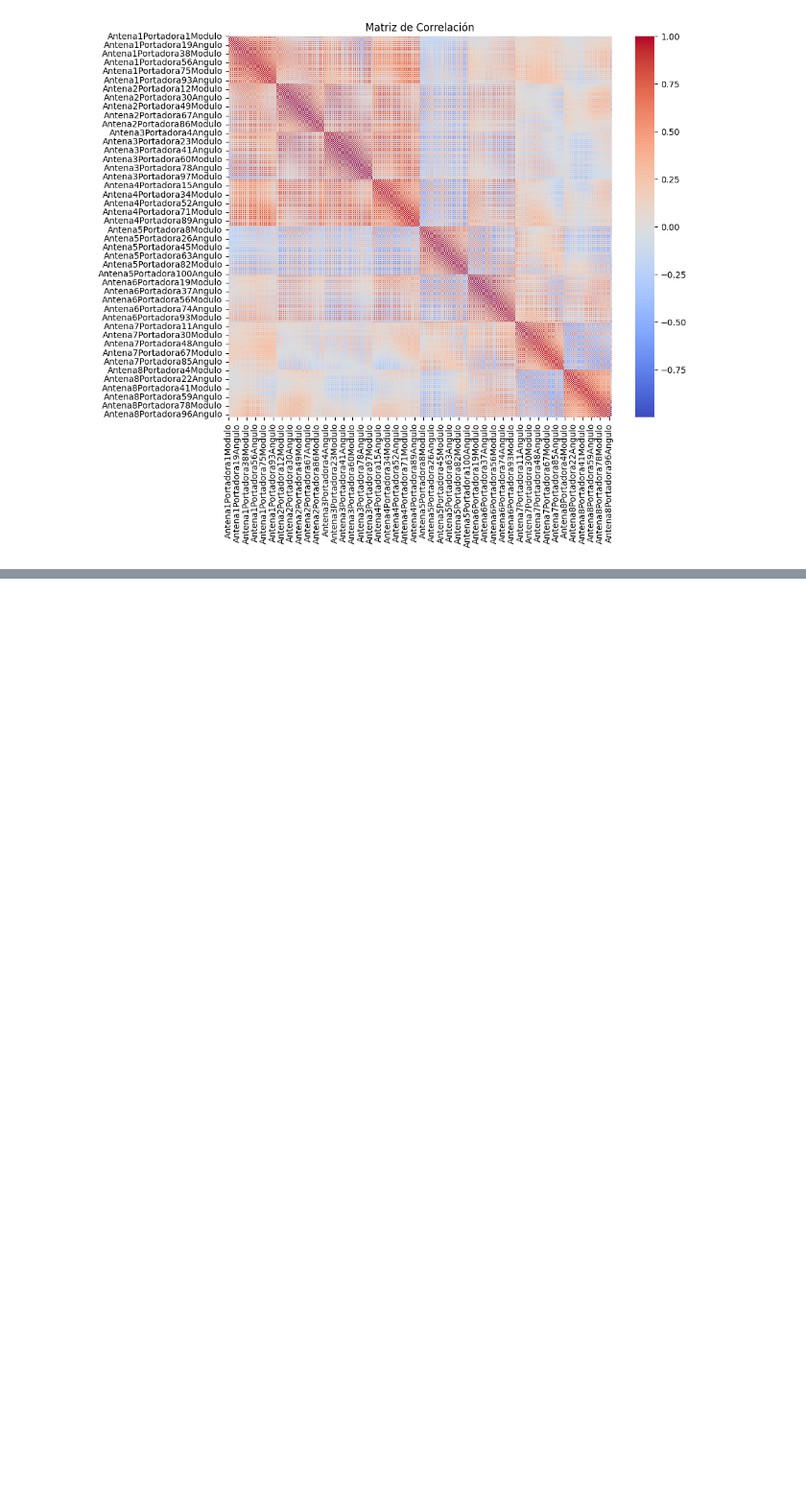
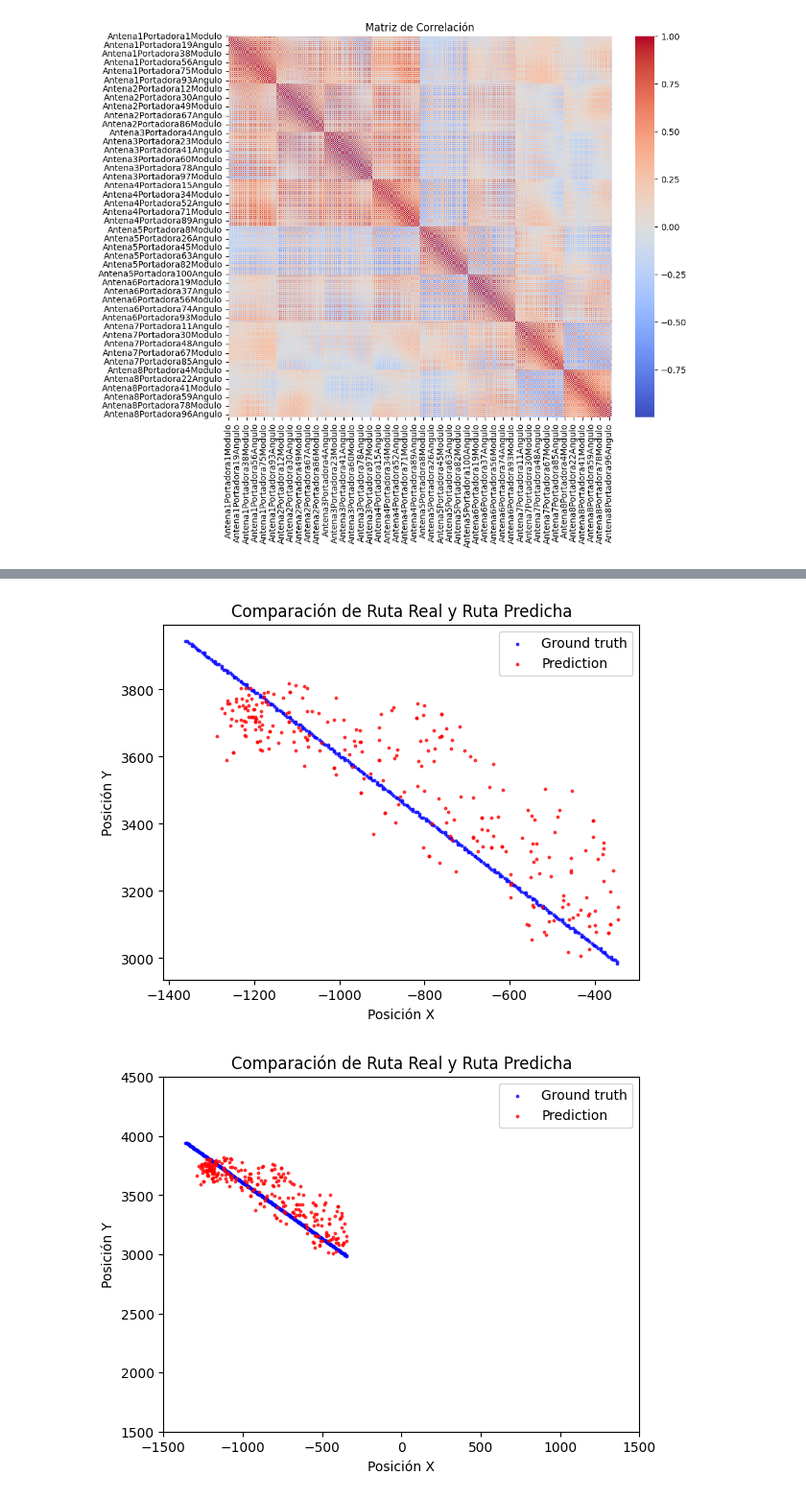
Before and after one commit to Javierbj02/TFG, a Jupyter notebook: Test Cases/analysis.ipynb, the cells around one changed output, grey strips where cells are left out. Shown at 96% size. Drawn from its saved outputs; the diff is of its cells as text; code cells hidden in the pictures; blank space fills up the shorter version.

```diff
--- a/Test Cases/analysis.ipynb
+++ b/Test Cases/analysis.ipynb
@@ -111,0 +131,33 @@ plt.show()
+# %%
+import matplotlib.pyplot as plt
+import pandas as pd
+import numpy as np
+
+df_positions = pd.read_csv('C:/Users/javi2/Desktop/TFG - Webots/TFG/Test Cases/Results/No ruido/predicciones_ULA8.csv')
+
+plt.figure()
+plt.scatter(df_positions["RoundedX"], df_positions["RoundedY"], label='Ground truth', s=3, alpha=0.7, c = 'blue')
+plt.scatter(df_positions["PredictedX"], df_positions["PredictedY"], label='Prediction', s=3, alpha=0.7, c = 'red')
+plt.xlabel('Posición X')
+plt.ylabel('Posición Y')
+plt.title('Comparación de Ruta Real y Ruta Predicha')
+plt.legend()
+# plt.xlim(-1500, 1500)
+# plt.ylim(1500, 4500)
+plt.grid(False)
+plt.show()
+
+plt.figure()
+plt.scatter(df_positions["RoundedX"], df_positions["RoundedY"], label='Ground truth', s=3, alpha=0.7, c = 'blue')
+plt.scatter(df_positions["PredictedX"], df_positions["PredictedY"], label='Prediction', s=3, alpha=0.7, c = 'red')
+plt.xlabel('Posición X')
+plt.ylabel('Posición Y')
+plt.title('Comparación de Ruta Real y Ruta Predicha')
+plt.legend()
+plt.xlim(-1500, 1500)
+plt.ylim(1500, 4500)
+plt.grid(False)
+plt.show()
+# %% [output]
+[figure, added]
+[figure, added]
```
Also changed, not shown: parts of 12 cells of this notebook, 30 other files.
